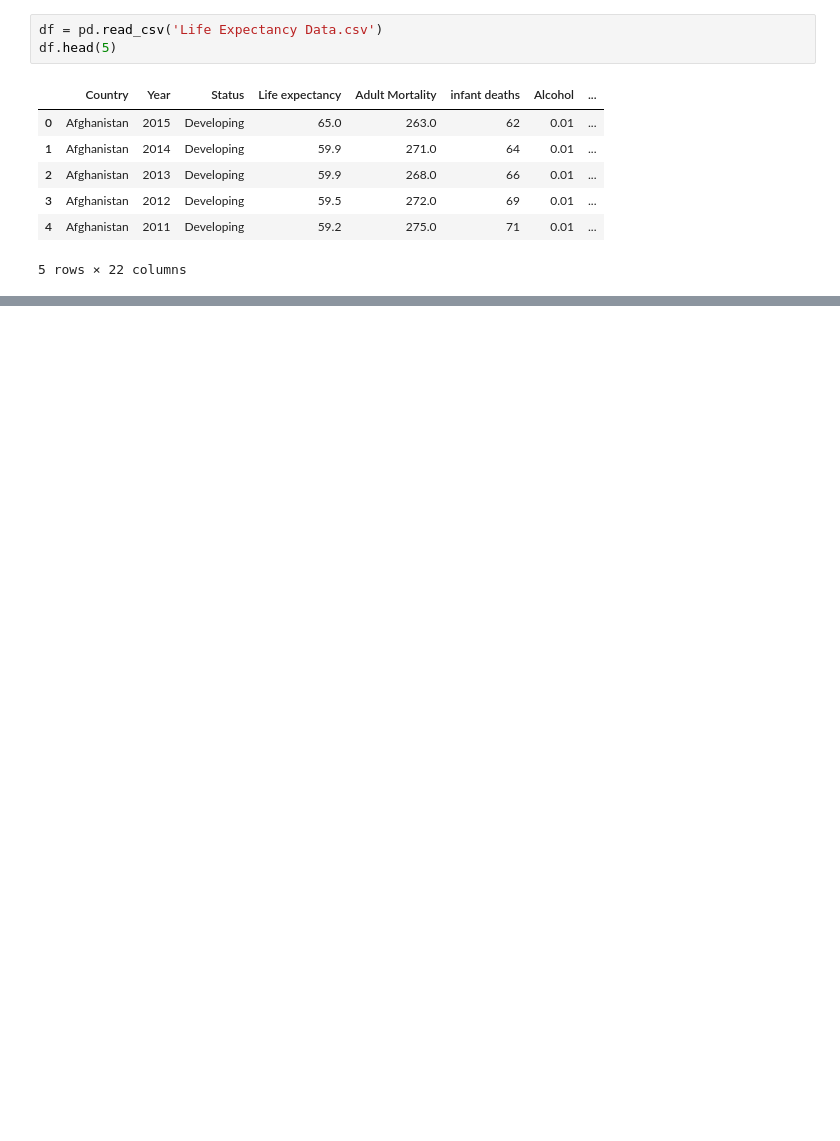
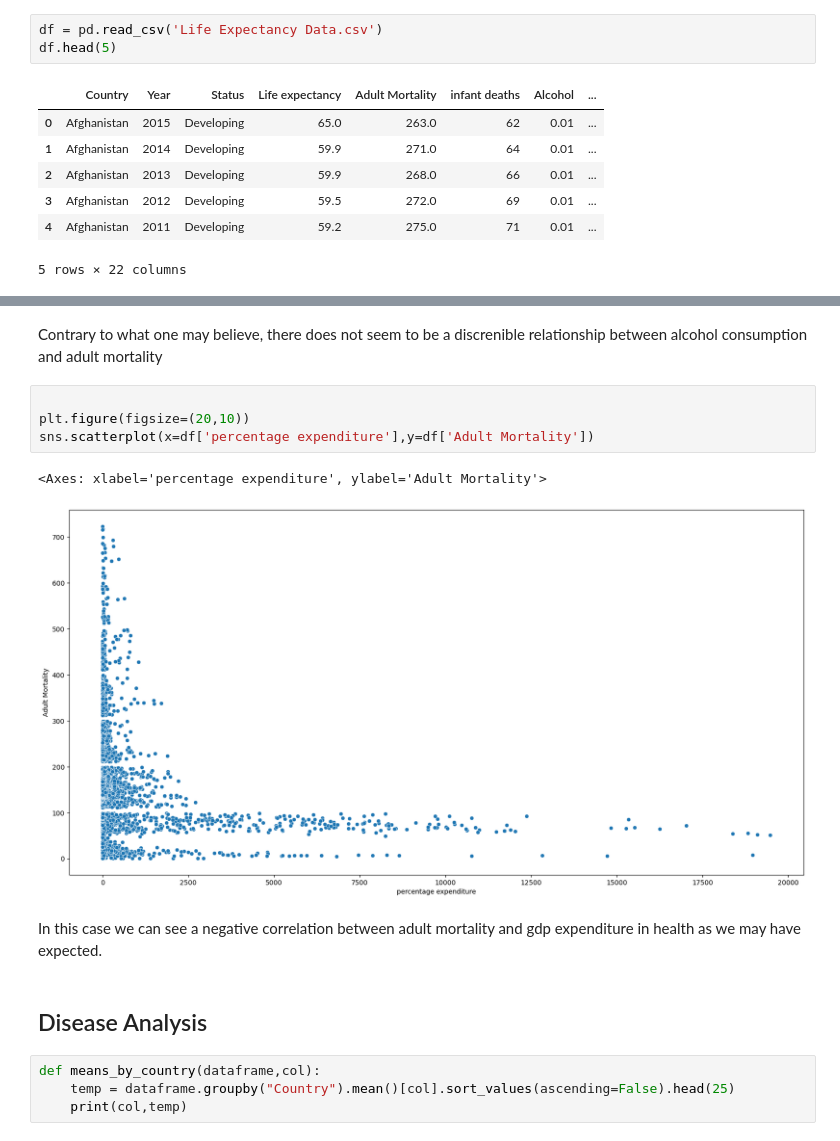
Before and after one commit to Marcos-Verdi/DA_Reg_WhoLifeExpectancy, a Jupyter notebook: life_expectancy_analysis.ipynb, the cells around one changed output, grey strips where cells are left out. Saved outputs shown, nothing was run; the diff lists cells and outputs as text; blank space fills up the shorter version.

```diff
--- a/life_expectancy_analysis.ipynb
+++ b/life_expectancy_analysis.ipynb
@@ -15,0 +307,17 @@ df.head(5)
+# %% [markdown]
+Contrary to what one may believe, there does not seem to be a discrenible relationship between alcohol consumption and adult mortality
+# %%
+
+plt.figure(figsize=(20,10))
+sns.scatterplot(x=df['percentage expenditure'],y=df['Adult Mortality'])
+# %% [output]
+<Axes: xlabel='percentage expenditure', ylabel='Adult Mortality'>
+[figure, added]
+# %% [markdown]
+In this case we can see a negative correlation between adult mortality and gdp expenditure in health as we may have expected.
+# %% [markdown]
+## Disease Analysis
+# %%
+def means_by_country(dataframe,col):
+    temp = dataframe.groupby("Country").mean()[col].sort_values(ascending=False).head(25)
+    print(col,temp)
```
Also changed, not shown: parts of 36 cells of this notebook.
